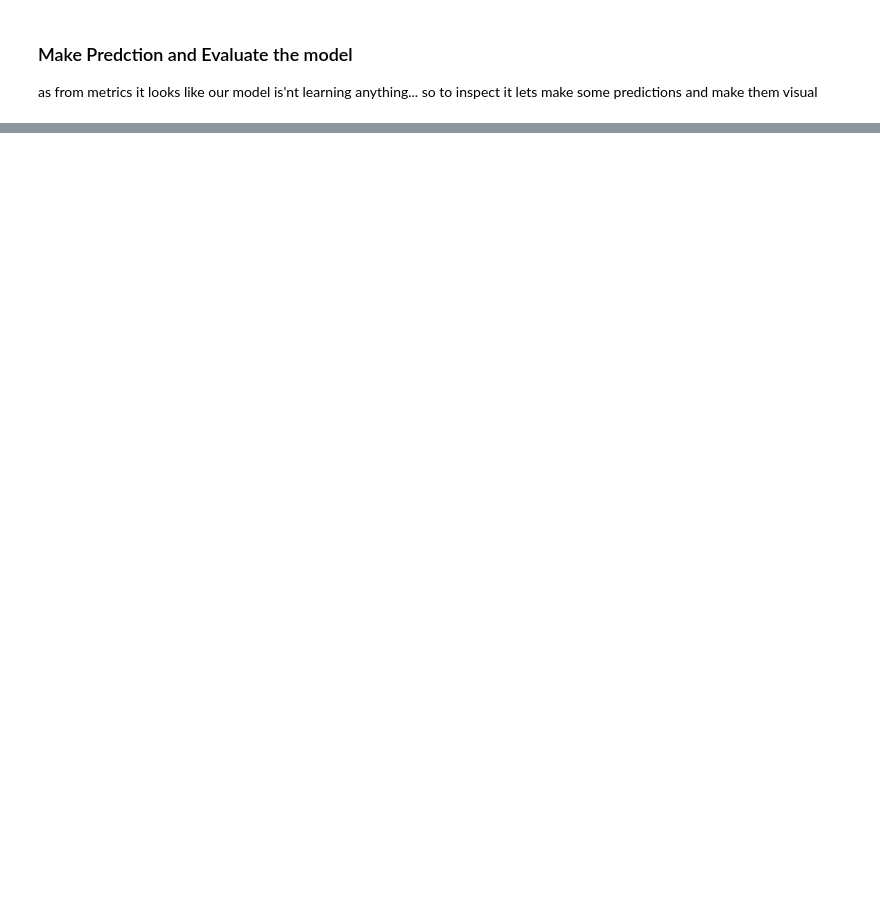
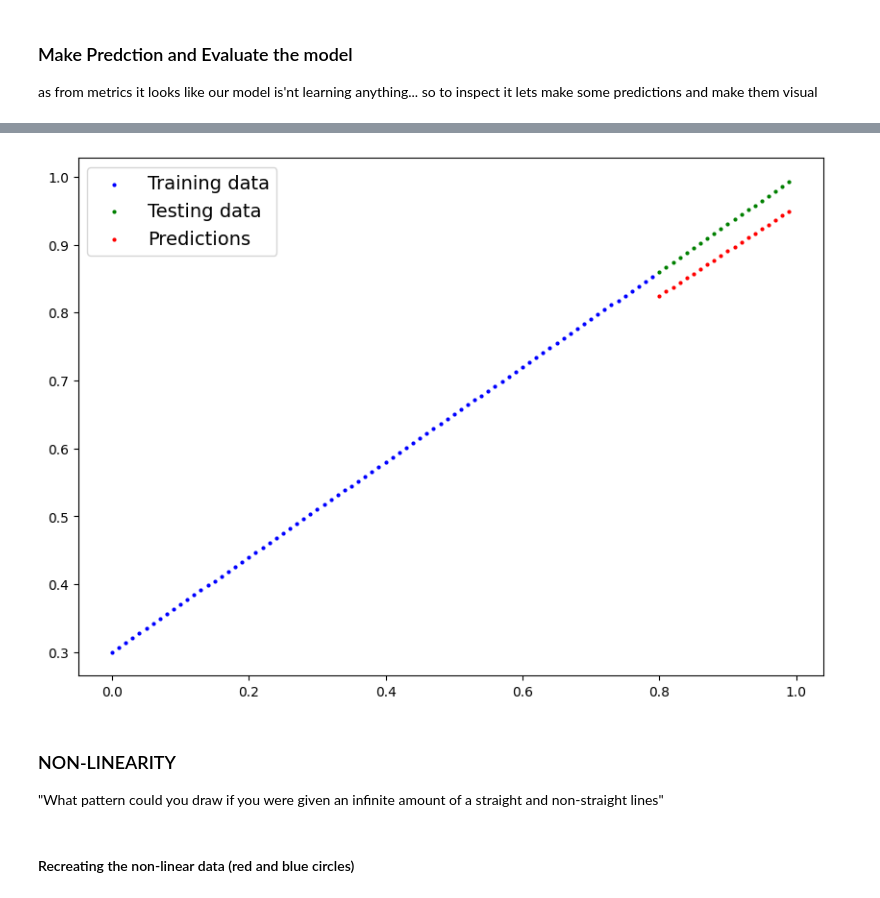
Before and after one commit to Ayushsan1/Pytorch-Implementation-and-Foundation, a Jupyter notebook: 02_NN_classification_with_pytorch.ipynb, the cells around one changed output, grey strips where cells are left out. Drawn from its saved outputs; the diff is of its cells as text; code cells hidden in the pictures; blank space fills up the shorter version.

```diff
--- a/02_NN_classification_with_pytorch.ipynb
+++ b/02_NN_classification_with_pytorch.ipynb
@@ -380,0 +606,3 @@ so to inspect it lets make some predictions and make them visual
+# %%
+loss_fn = nn.L1Loss()
+optimizer = torch.optim.SGD(model_2.parameters(), lr=0.01)
@@ -380,0 +653,21 @@ so to inspect it lets make some predictions and make them visual
+# %%
+## Turn on Evaluation mode
+model_2.eval()
+
+#make predictions
+with torch.inference_mode():
+  y_preds = model_2(X_test_reg)
+
+#plot the data and predictions with data on the CPU as matplotlib cannot run on GPU
+
+plot_predictions(train_data= X_train_reg.cpu(), train_labels = y_train_reg.cpu(),
+                 test_data=X_test_reg.cpu(),
+                 test_labels=y_test_reg.cpu(),
+                 predictions = y_preds.cpu());
+# %% [output]
+[figure, added]
+# %% [markdown]
+### NON-LINEARITY
+"What pattern could you draw if you were given an infinite amount of a straight and non-straight lines"
+# %% [markdown]
+#### Recreating the non-linear data (red and blue circles)
```
Also changed, not shown: parts of 36 cells of this notebook.
